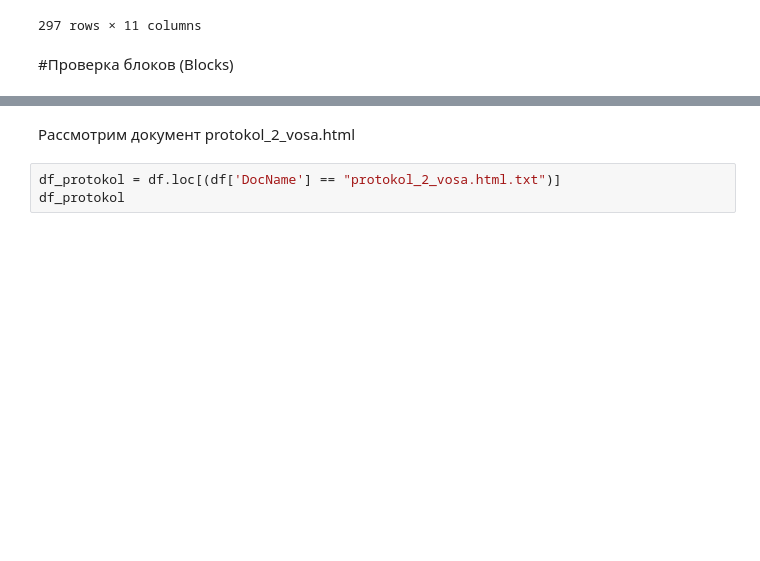
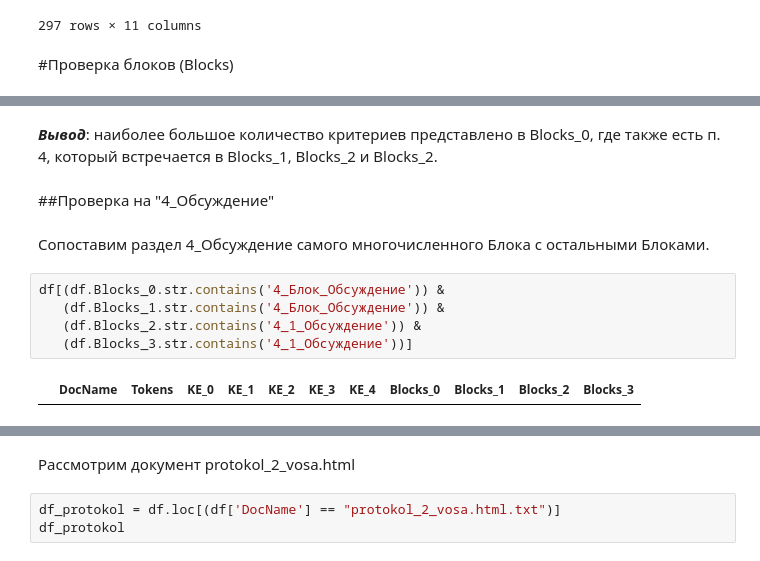
Before and after one commit to DDubrovina/3_Task, a Jupyter notebook: 3_Task.ipynb, the cells around one changed output, grey strips where cells are left out. Cells and saved outputs as stored; diff of their text form; blank space fills up the shorter version.

```diff
--- a/3_Task.ipynb
+++ b/3_Task.ipynb
@@ -479,0 +533,13 @@ df_6
+# %% [markdown]
+***Вывод***: наиболее большое количество критериев представлено в Blocks_0, где также есть п. 4, который встречается в Blocks_1, Blocks_2 и Blocks_2.
+# %% [markdown]
+##Проверка на "4_Обсуждение"
+# %% [markdown]
+Сопоставим раздел 4_Обсуждение самого многочисленного Блока с остальными Блоками.
+# %%
+df[(df.Blocks_0.str.contains('4_Блок_Обсуждение')) &
+   (df.Blocks_1.str.contains('4_Блок_Обсуждение')) &
+   (df.Blocks_2.str.contains('4_1_Обсуждение')) &
+   (df.Blocks_3.str.contains('4_1_Обсуждение'))]
+# %% [output]
+|  | DocName | Tokens | KE_0 | KE_1 | KE_2 | KE_3 | KE_4 | Blocks_0 | Blocks_1 | Blocks_2 | Blocks_3 |
```
Also changed, not shown: parts of 16 cells of this notebook.
